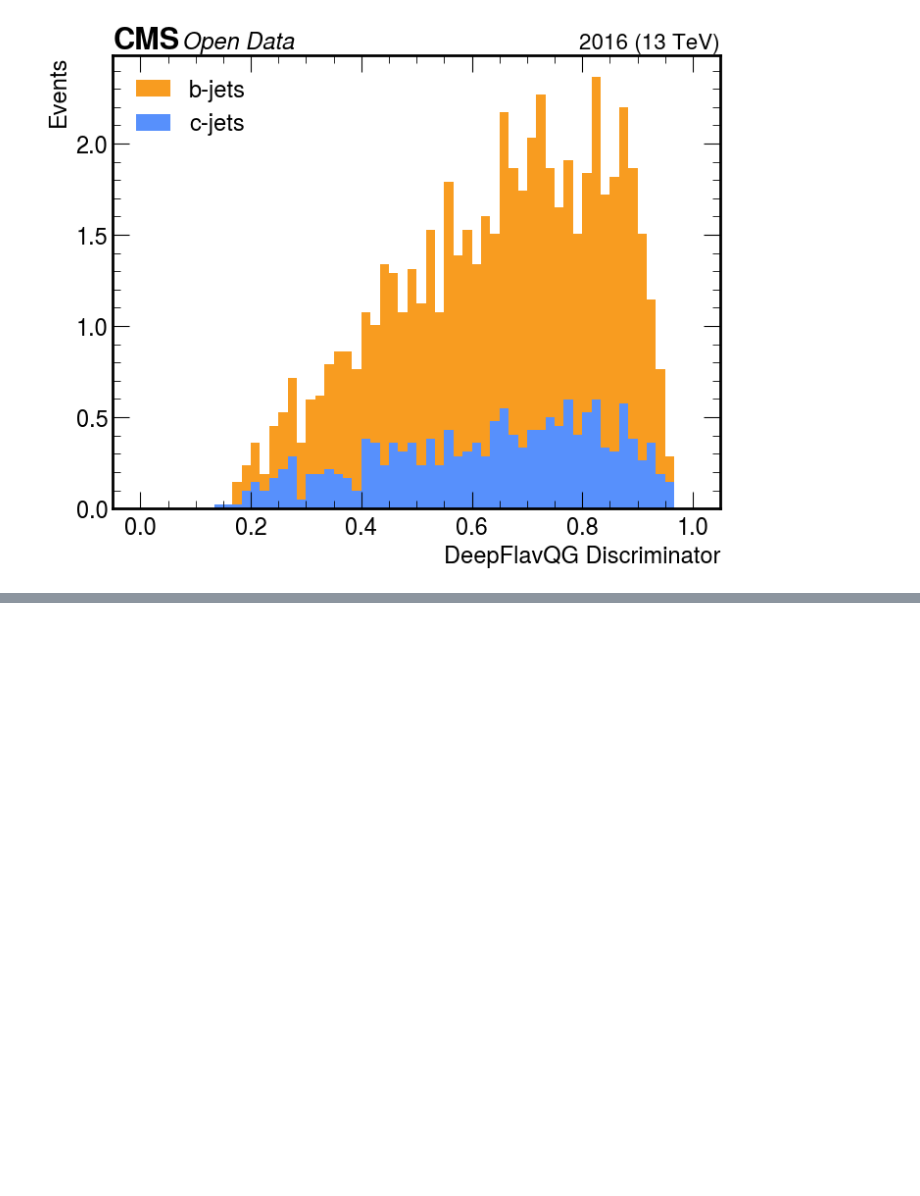
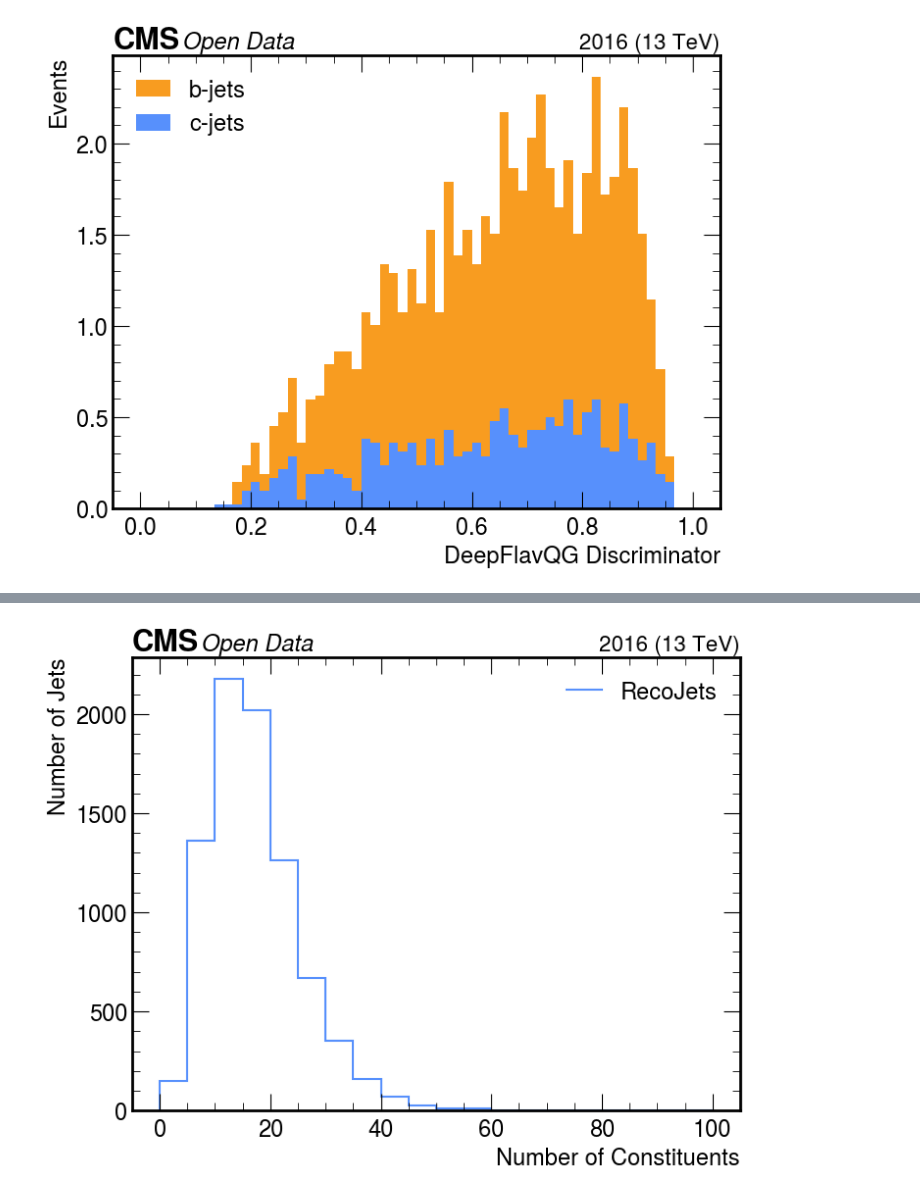
Before and after one commit to xondikoi03/btvNano-Analysis, a Jupyter notebook: btvNanoJetAnalysis.ipynb, the cells around one changed output, grey strips where cells are left out. Cells and saved outputs as stored; diff of their text form; code cells hidden in the pictures; blank space fills up the shorter version.

Commit message:
Updated Notebook - Added Jet Constituents

```diff
--- a/btvNanoJetAnalysis.ipynb
+++ b/btvNanoJetAnalysis.ipynb
@@ -711,0 +722,17 @@ make_stack_hist(
+# %%
+RecoJet_nConstituents = ak.to_numpy(ak.flatten(RecoJets["Jet_nConstituents"]))
+RecoJet_nElectrons = ak.to_numpy(ak.flatten(RecoJets["Jet_nElectrons"]))
+RecoJet_nMuons = ak.to_numpy(ak.flatten(RecoJets["Jet_nMuons"]))
+# %%
+make_hist(
+    RecoJet_nConstituents,
+    bins=20,
+    range=(0, 100),
+    xlabel="Number of Constituents",
+    ylabel="Number of Jets",
+    label="RecoJets",
+    fname="plots/RecoJet_nConstituents.png",
+    logy=False
+)
+# %% [output]
+[figure, added]
```
Also changed, not shown: parts of 3 cells of this notebook, 3 other files.
